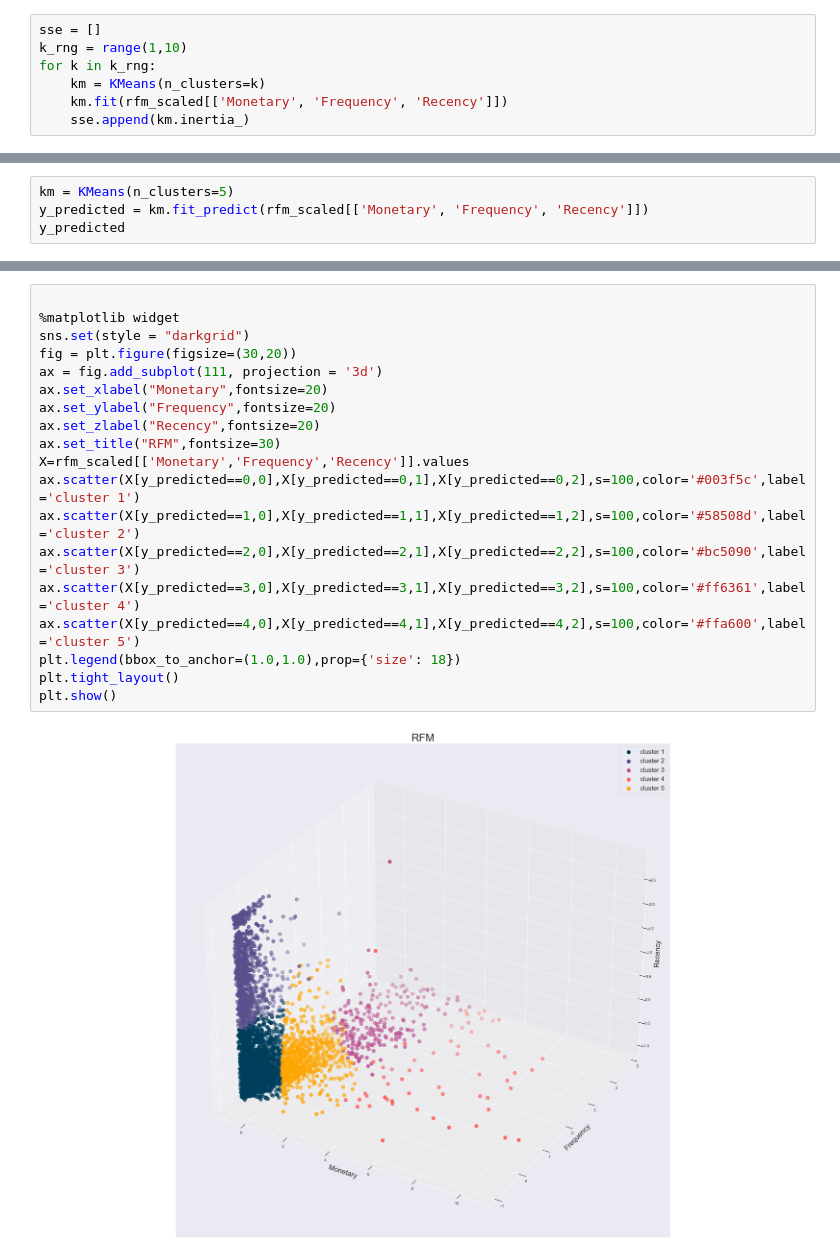
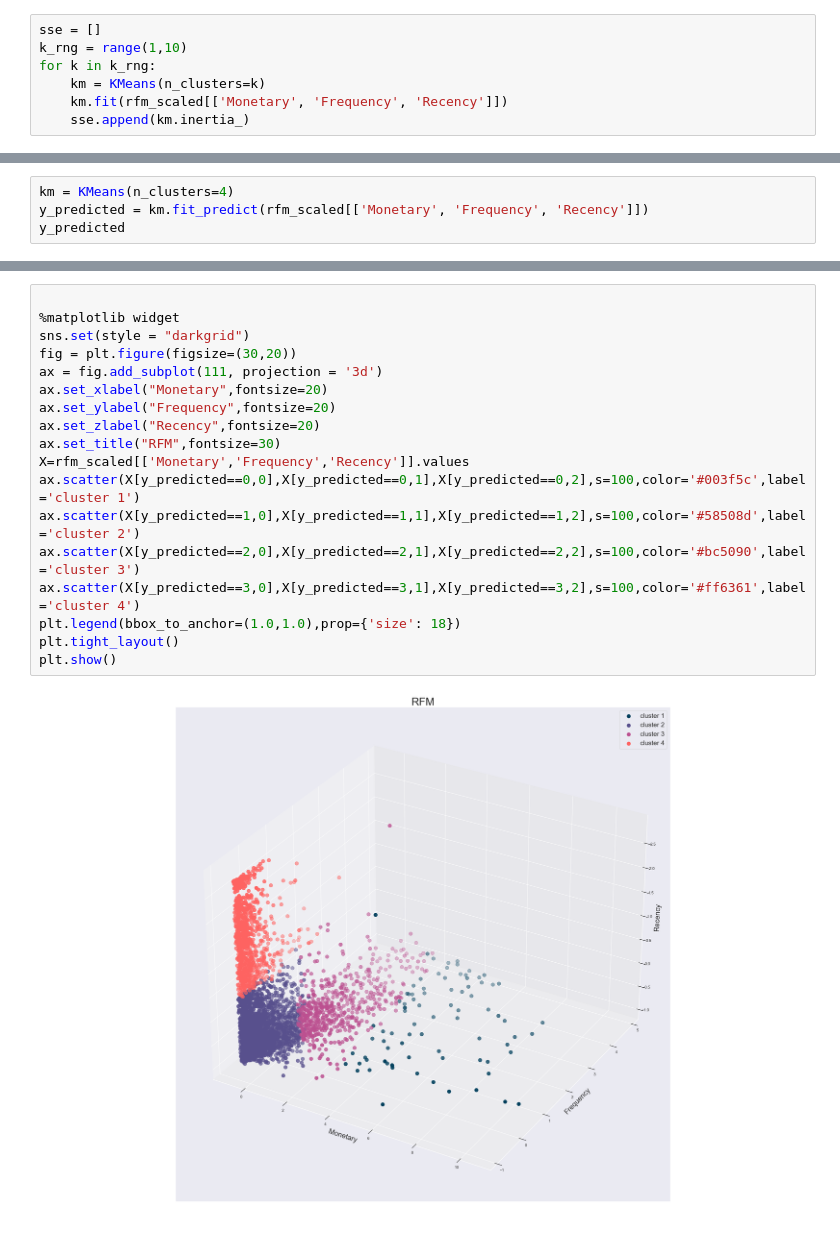
Before and after one commit to gourivngnair/online-retail, a Jupyter notebook: Online Retail.ipynb, the cells around one changed output, grey strips where cells are left out. Drawn from its saved outputs; the diff is of its cells as text.

```diff
--- a/Online Retail.ipynb
+++ b/Online Retail.ipynb
@@ -357,5 +358,5 @@ plt.plot(k_rng,sse)
 # %%
-km = KMeans(n_clusters=5)
+km = KMeans(n_clusters=4)
 y_predicted = km.fit_predict(rfm_scaled[['Monetary', 'Frequency', 'Recency']])
 y_predicted
 # %% [output]
@@ -381,21 +381,20 @@ rfm_scaled.head()
 # %%
 
 %matplotlib widget
 sns.set(style = "darkgrid")
 fig = plt.figure(figsize=(30,20))
 ax = fig.add_subplot(111, projection = '3d')
 ax.set_xlabel("Monetary",fontsize=20)
 ax.set_ylabel("Frequency",fontsize=20)
 ax.set_zlabel("Recency",fontsize=20)
 ax.set_title("RFM",fontsize=30)
 X=rfm_scaled[['Monetary','Frequency','Recency']].values
 ax.scatter(X[y_predicted==0,0],X[y_predicted==0,1],X[y_predicted==0,2],s=100,color='#003f5c',label='cluster 1')
 ax.scatter(X[y_predicted==1,0],X[y_predicted==1,1],X[y_predicted==1,2],s=100,color='#58508d',label='cluster 2')
 ax.scatter(X[y_predicted==2,0],X[y_predicted==2,1],X[y_predicted==2,2],s=100,color='#bc5090',label='cluster 3')
 ax.scatter(X[y_predicted==3,0],X[y_predicted==3,1],X[y_predicted==3,2],s=100,color='#ff6361',label='cluster 4')
-ax.scatter(X[y_predicted==4,0],X[y_predicted==4,1],X[y_predicted==4,2],s=100,color='#ffa600',label='cluster 5')
 plt.legend(bbox_to_anchor=(1.0,1.0),prop={'size': 18})
 plt.tight_layout()
 plt.show()
 # %% [output]
-[figure, old version]
+[figure, new version]
```
Also changed, not shown: parts of 4 cells of this notebook.
